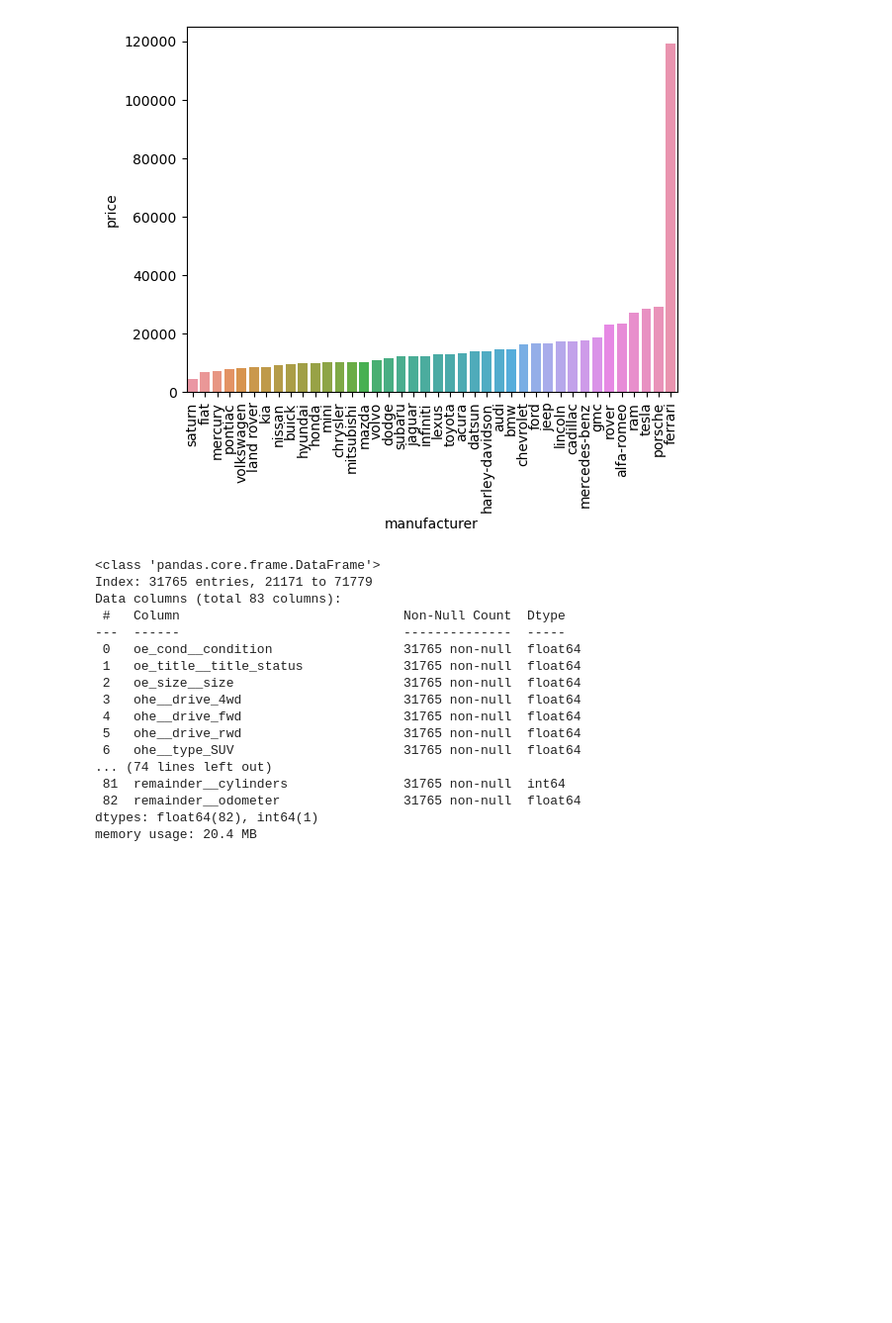
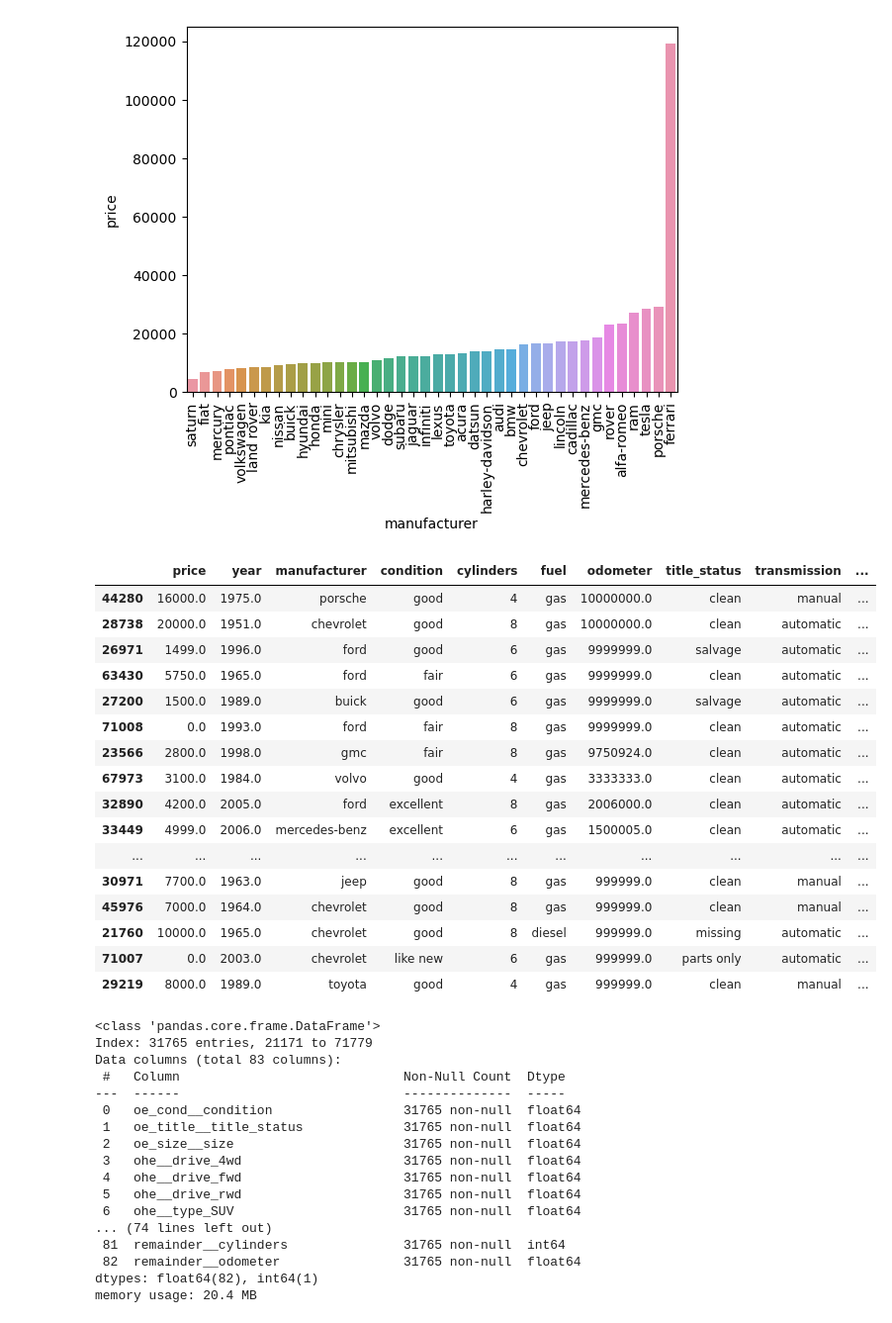
Before and after one commit to archana-rg/ml-practical-apps, a Jupyter notebook: used_car_price/used_car_price.ipynb, the cells around one changed output. Shown: that part at 99% size. Cells and saved outputs as stored; diff of their text form; code cells hidden in the pictures; blank space fills up the shorter version.

```diff
--- a/used_car_price/used_car_price.ipynb
+++ b/used_car_price/used_car_price.ipynb
@@ -1038,6 +1039,27 @@ sns.barplot(df, x='manufacturer', y='price')
 plt.xticks(rotation=90);
 # %% [output]
 [figure]
+# %%
+x = used_cars_cali.sort_values(by='odometer', ascending=False)
+x.iloc[:20, :]
+# %% [output]
+|  | price | year | manufacturer | condition | cylinders | fuel | odometer | title_status | transmission | ... |
+| 44280 | 16000.0 | 1975.0 | porsche | good | 4 | gas | 10000000.0 | clean | manual | ... |
+| 28738 | 20000.0 | 1951.0 | chevrolet | good | 8 | gas | 10000000.0 | clean | automatic | ... |
+| 26971 | 1499.0 | 1996.0 | ford | good | 6 | gas | 9999999.0 | salvage | automatic | ... |
+| 63430 | 5750.0 | 1965.0 | ford | fair | 6 | gas | 9999999.0 | clean | automatic | ... |
+| 27200 | 1500.0 | 1989.0 | buick | good | 6 | gas | 9999999.0 | salvage | automatic | ... |
+| 71008 | 0.0 | 1993.0 | ford | fair | 8 | gas | 9999999.0 | clean | automatic | ... |
+| 23566 | 2800.0 | 1998.0 | gmc | fair | 8 | gas | 9750924.0 | clean | automatic | ... |
+| 67973 | 3100.0 | 1984.0 | volvo | good | 4 | gas | 3333333.0 | clean | automatic | ... |
+| 32890 | 4200.0 | 2005.0 | ford | excellent | 8 | gas | 2006000.0 | clean | automatic | ... |
+| 33449 | 4999.0 | 2006.0 | mercedes-benz | excellent | 6 | gas | 1500005.0 | clean | automatic | ... |
+| ... | ... | ... | ... | ... | ... | ... | ... | ... | ... | ... |
+| 30971 | 7700.0 | 1963.0 | jeep | good | 8 | gas | 999999.0 | clean | manual | ... |
+| 45976 | 7000.0 | 1964.0 | chevrolet | good | 8 | gas | 999999.0 | clean | manual | ... |
+| 21760 | 10000.0 | 1965.0 | chevrolet | good | 8 | diesel | 999999.0 | missing | automatic | ... |
+| 71007 | 0.0 | 2003.0 | chevrolet | like new | 6 | gas | 999999.0 | parts only | automatic | ... |
+| 29219 | 8000.0 | 1989.0 | toyota | good | 4 | gas | 999999.0 | clean | manual | ... |
 # %%
 oe_cond = OrdinalEncoder(categories = [['salvage', 'fair', 'good', 'excellent', 'like new', 'new']])
 oe_title = OrdinalEncoder(categories = [['missing', 'salvage', 'parts only', 'rebuilt', 'lien', 'clean']])
```
Also changed, not shown: parts of 32 cells of this notebook.
